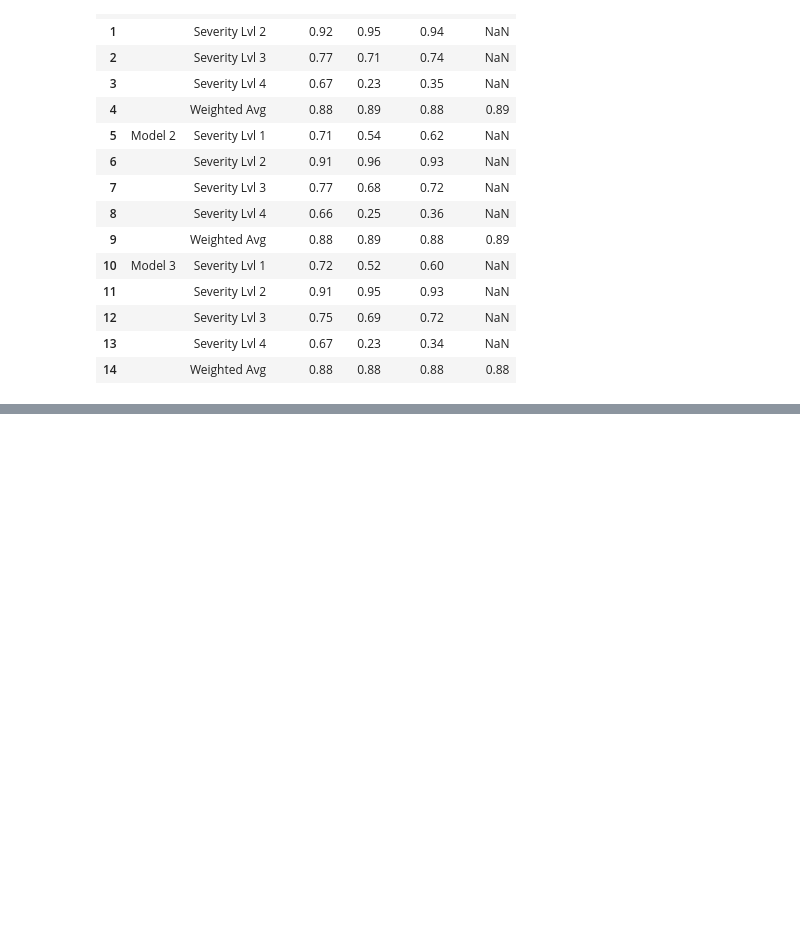
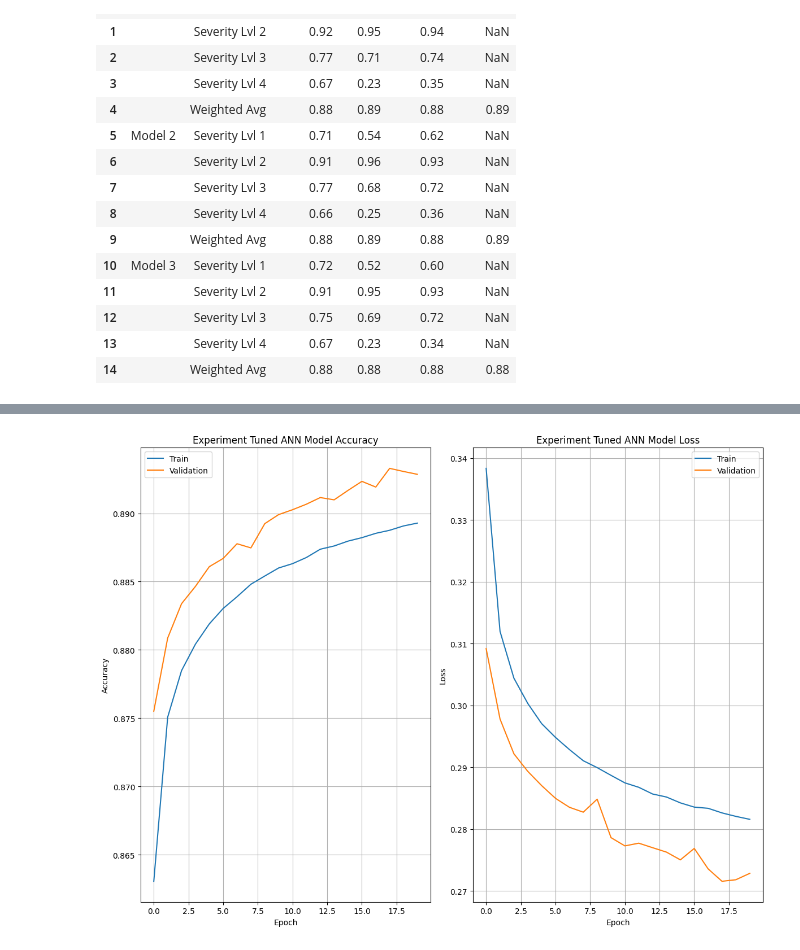
Before and after one commit to johnsonr03/Accident-Severity-Classification, a Jupyter notebook: notebooks/Complete_Artefact_v3.ipynb, the cells around one changed output, grey strips where cells are left out. Drawn from its saved outputs; the diff is of its cells as text; code cells hidden in the pictures; blank space fills up the shorter version.

```diff
--- a/notebooks/Complete_Artefact_v3.ipynb
+++ b/notebooks/Complete_Artefact_v3.ipynb
@@ -1053,0 +1088,8 @@ display(US_acc_severe_total_results)
+# %%
+# Initiate the study variable and number of trails
+study = optuna.create_study(direction="maximize", sampler=optuna.samplers.TPESampler())
+study.optimize(objective, n_trials=15)
+
+# Obtain the best results
+print(f"Best score: {study.best_value}")
+print(f"Best hyperparameter: {study.best_params}")
@@ -1053,0 +1189,23 @@ display(US_acc_severe_total_results)
+# %%
+# Plotting the Learning graph of Tuned ANN Model
+fig, (ax1, ax2) = plt.subplots(figsize=(12, 9), ncols=2, nrows=1)
+ax1.plot(model_history.history["accuracy"], label="Train")
+ax1.plot(model_history.history["val_accuracy"], label="Validation")
+ax1.set_title("Experiment Tuned ANN Model Accuracy")
+ax1.set_xlabel("Epoch")
+ax1.set_ylabel("Accuracy")
+ax1.legend()
+ax1.grid()
+
+ax2.plot(model_history.history["loss"], label="Train")
+ax2.plot(model_history.history["val_loss"], label="Validation")
+ax2.set_title("Experiment Tuned ANN Model Loss")
+ax2.set_xlabel("Epoch")
+ax2.set_ylabel("Loss")
+ax2.legend()
+ax2.grid()
+
+plt.tight_layout()
+plt.show()
+# %% [output]
+[figure, added]
```
Also changed, not shown: parts of 7 cells of this notebook.
